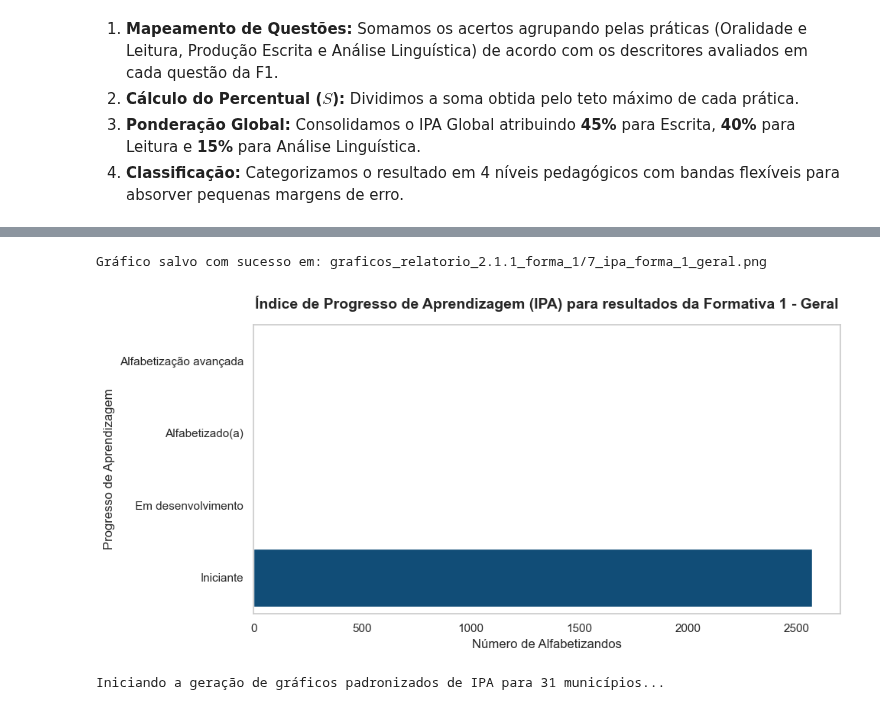
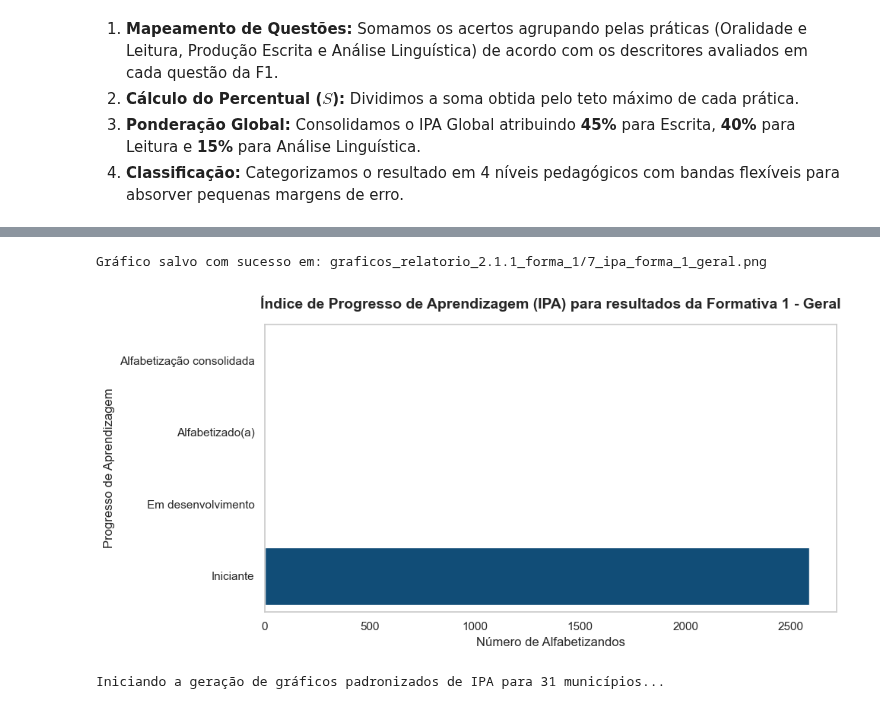
Before and after one commit to fabcmc/pba_se_2026, a Jupyter notebook: SE_2026.1_Formativa_1.ipynb, the cells around one changed output, grey strips where cells are left out. Cells and saved outputs as stored; diff of their text form; code cells hidden in the pictures.

Commit message:
Editing category names on IPA graph and adding Campo do Brito's late info about Formativa 1

```diff
--- a/SE_2026.1_Formativa_1.ipynb
+++ b/SE_2026.1_Formativa_1.ipynb
@@ -1373,7 +1373,7 @@ dicionario_nivel_ipa = {
     'N1': 'Iniciante',
     'N2': 'Em desenvolvimento',
     'N3': 'Alfabetizado(a)',
-    'N4': 'Alfabetização avançada',
+    'N4': 'Alfabetização consolidada',
 }
 
 # Mudando nome dos níveis para apresentar no gráfico
@@ -1384,35 +1384,35 @@ df_formativa.loc[:, 'classificacao_ipa_descricao'] = (
     .fillna(df_formativa[f'classificacao_ipa_f{NUM_FORMATIVA}']) # 3. Se não achar nada, mantém o texto original
 )
 
-ordem_descricao_ipa = ['Alfabetização avançada', 'Alfabetizado(a)', 'Em desenvolvimento', 'Iniciante']
+ordem_descricao_ipa = ['Alfabetização consolidada', 'Alfabetizado(a)', 'Em desenvolvimento', 'Iniciante']
 
 # Plotar o desempenho específico destes alunos na Formativa 1
 plt.figure(figsize=(10, 5))
 sns.countplot(
     y='classificacao_ipa_descricao',
     data=df_formativa,
     order=ordem_descricao_ipa,
     palette=cores_pba,
     hue='classificacao_ipa_descricao',
     height=0.8,       # FIXA A ESPESSURA: 0.8 é a largura padrão do Seaborn
     legend=False
 )
 plt.title('Índice de Progresso de Aprendizagem (IPA) para resultados da Formativa 1 - Geral', fontsize=14, fontweight='bold', pad=15)
 plt.xlabel('Número de Alfabetizandos')
 plt.ylabel('Progresso de Aprendizagem')
 
 # Salvando o gráfico
 nome_grafico_7 = f'7_ipa_{PREFIXO_COLUNA}_geral.png'
 caminho_grafico_7 = os.path.join(dir_graficos, nome_grafico_7)
 
 plt.savefig(caminho_grafico_7, dpi=300, bbox_inches='tight')
 print(f"Gráfico salvo com sucesso em: {caminho_grafico_7}")
 
 plt.tight_layout()
 plt.show()
 # %% [output]
 Gráfico salvo com sucesso em: graficos_relatorio_2.1.1_forma_1/7_ipa_forma_1_geral.png
-[figure, old version]
+[figure, new version]
 # %%
 # Gerando loop para criar um gráficos de IPA para cada município
 print(f"Iniciando a geração de gráficos padronizados de IPA para {len(municipios)} municípios...")
```
Also changed, not shown: parts of 9 cells of this notebook, 1 other file.
